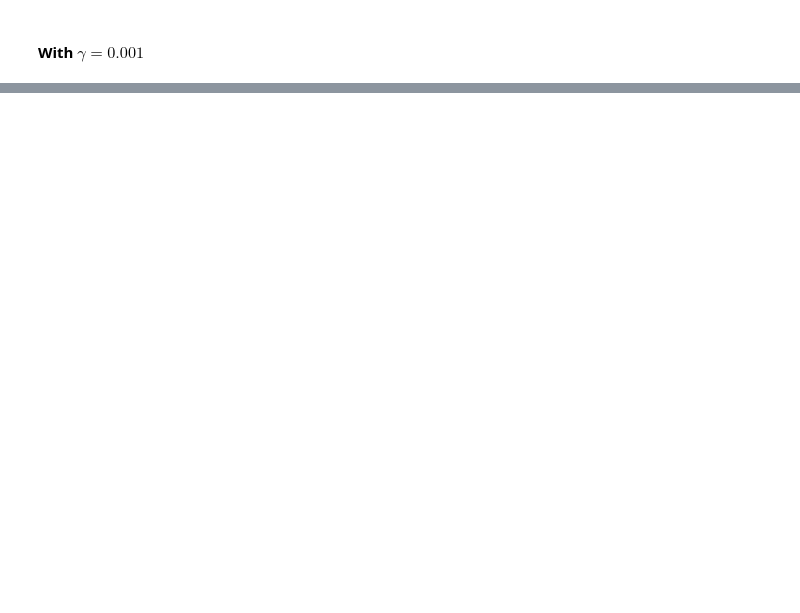
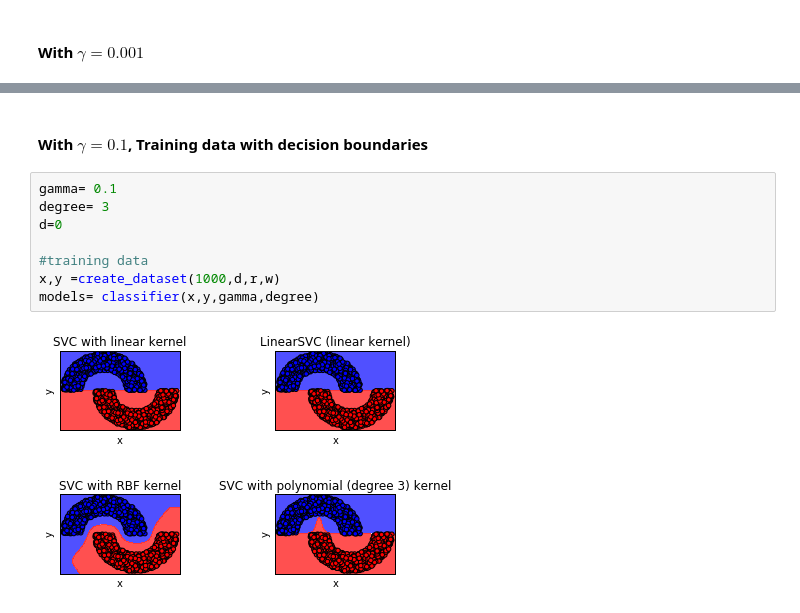
Before and after one commit to bhargavimahesh/Support-vector-machine-Double-moon, a Jupyter notebook: Double_moon_classification.ipynb, the cells around one changed output, grey strips where cells are left out. Drawn from its saved outputs; the diff is of its cells as text; blank space fills up the shorter version.

```diff
--- a/Double_moon_classification.ipynb
+++ b/Double_moon_classification.ipynb
@@ -259,0 +199,12 @@ NameError: name 'create_dataset' is not defined
+# %% [markdown]
+#### With $\gamma=0.1$,  Training data with decision boundaries
+# %%
+gamma= 0.1
+degree= 3
+d=0
+
+#training data
+x,y =create_dataset(1000,d,r,w)
+models= classifier(x,y,gamma,degree)
+# %% [output]
+[figure, added]
```
Also changed, not shown: parts of 47 cells of this notebook.
